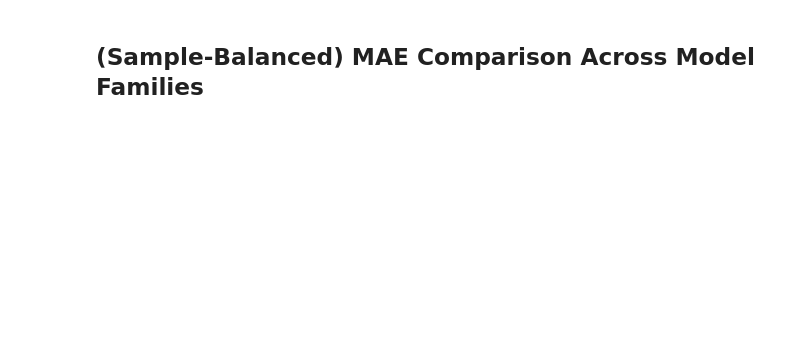
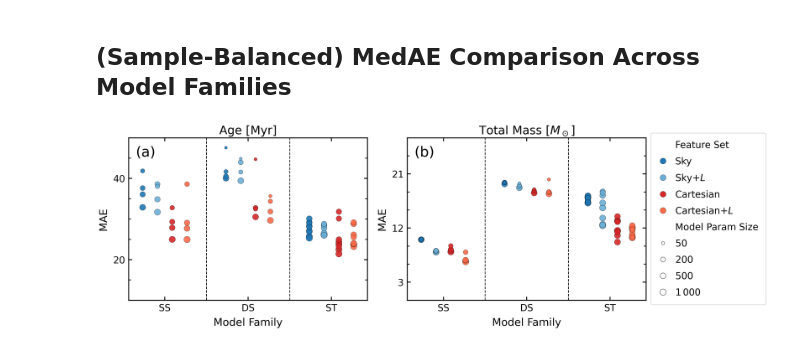
Before and after one commit to fengshun124/NBODY6-machine-learning, a Jupyter notebook: notebooks/analysis.ipynb, the cells around one changed output. Saved outputs shown, nothing was run; the diff lists cells and outputs as text; code cells hidden in the pictures; blank space fills up the shorter version.

```diff
--- a/notebooks/analysis.ipynb
+++ b/notebooks/analysis.ipynb
@@ -70,7 +86,7 @@ TARGET_PLOT_CONFIG = {
     "total_mass": {"label": "Total Mass", "unit": "$M_\\odot$"},
 }
 # %% [markdown]
-## (Sample-Balanced) MAE Comparison Across Model Families
+## (Sample-Balanced) MedAE Comparison Across Model Families
 # %%
 fig, (age_ax, phantom_ax, mass_ax, legend_ax) = plt.subplots(
     nrows=1,
@@ -91,12 +107,12 @@ family_boundaries = (family_centers[:-1] + family_centers[1:]) / 2
 offsets = (np.arange(n_features) - (n_features - 1) / 2) * feature_step
 
 
-def _marker_area(param_count):
+def _marker_area(param_size):
     return np.interp(
-        np.log10(param_count),
+        np.log10(param_size),
         [
-            np.log10(summary_df["model_param_count"].min()),
-            np.log10(summary_df["model_param_count"].max()),
+            np.log10(summary_df["model_param_size"].min()),
+            np.log10(summary_df["model_param_size"].max()),
         ],
         [24, 120],
     )
@@ -110,24 +126,25 @@ feature_legend_handles = {
         marker="o",
         markersize=10,
         markerfacecolor=fs_config["color"],
-        markeredgecolor="none",
+        markeredgecolor="k",
+        markeredgewidth=0.3,
     )
     for fs_config in FEATURE_SET_PLOT_CONFIG.values()
 }
 
-size_ref = np.array([50, 200, 500, 1000], dtype=int)
+size_ref_arr = np.array([50, 200, 500, 1000], dtype=int)
 size_legend_handles = [
     mpl.lines.Line2D(
         [],
         [],
         linestyle="none",
         marker="o",
-        markersize=np.sqrt(_marker_area(count)),
+        markersize=np.sqrt(_marker_area(size_ref)),
         markerfacecolor="white",
         markeredgecolor="k",
         markeredgewidth=0.5,
     )
-    for count in size_ref
+    for size_ref in size_ref_arr
 ]
 
 for ax_idx, (ax, target_label) in enumerate(
@@ -137,13 +154,13 @@ for ax_idx, (ax, target_label) in enumerate(
     ]
 ):
     ax.text(
-        0.95,
+        0.03,
         0.95,
         f"({ascii_lowercase[ax_idx]})",
         transform=ax.transAxes,
         va="top",
-        ha="right",
-        fontsize=20,
+        ha="left",
+        fontsize=24,
     )
     config = TARGET_PLOT_CONFIG[target_label]
     ax.set_title(f"{config['label']} [{config['unit']}]", fontsize=20)
@@ -157,7 +174,7 @@ for ax_idx, (ax, target_label) in enumerate(
         ):
             model_df = family_df[
                 family_df["feature_set_label"] == feature_set_label
-            ].sort_values("model_param_count", ascending=False)
+            ].sort_values("model_param_size", ascending=False)
             x_pos = family_centers[x_idx] + offsets[xx_idx]
             for row in model_df.itertuples(index=False):
                 ax.scatter(
@@ -167,7 +184,7 @@ for ax_idx, (ax, target_label) in enumerate(
                     alpha=0.9,
                     lw=0.3,
                     ec="k",
-                    s=_marker_area(row.model_param_count),
+                    s=_marker_area(row.model_param_size),
                     zorder=3,
                 )
 
@@ -186,35 +203,37 @@ for ax_idx, (ax, target_label) in enumerate(
 
     if ax is age_ax:
         ax.yaxis.set_major_locator(mpl.ticker.MultipleLocator(20))
         ax.yaxis.set_minor_locator(mpl.ticker.MultipleLocator(5))
         ax.set_ylim(10, 50)
     else:
         ax.yaxis.set_major_locator(mpl.ticker.MultipleLocator(9, offset=3))
         ax.yaxis.set_minor_locator(mpl.ticker.MultipleLocator(3))
         ax.set_ylim(0, 27)
 
 legend_ax.legend(
     [
         mpl.lines.Line2D([], [], linestyle="none"),
         *feature_legend_handles.values(),
         mpl.lines.Line2D([], [], linestyle="none"),
         *size_legend_handles,
     ],
     [
         "Feature Set",
         *feature_legend_handles.keys(),
-        "Model Params",
-        *map(lambda value: f"${value:,}$".replace(",", r"\,"), size_ref),
+        "Model Param Size",
+        *map(lambda value: f"${value:,}$".replace(",", r"\,"), size_ref_arr),
     ],
     loc="center left",
     frameon=True,
     handlelength=1.0,
     handletextpad=0.8,
     labelspacing=0.75,
     borderpad=0.8,
 )
 fig.savefig(SUMMARY_DIR / "mae_by_model_family.pdf", bbox_inches="tight")
 plt.show()
+# %% [output]
+[figure, added]
 # %%
 fig, (age_ax, phantom_ax, mass_ax, legend_ax) = plt.subplots(
     nrows=1,
```
Also changed, not shown: parts of 3 cells of this notebook, 1 other file.
